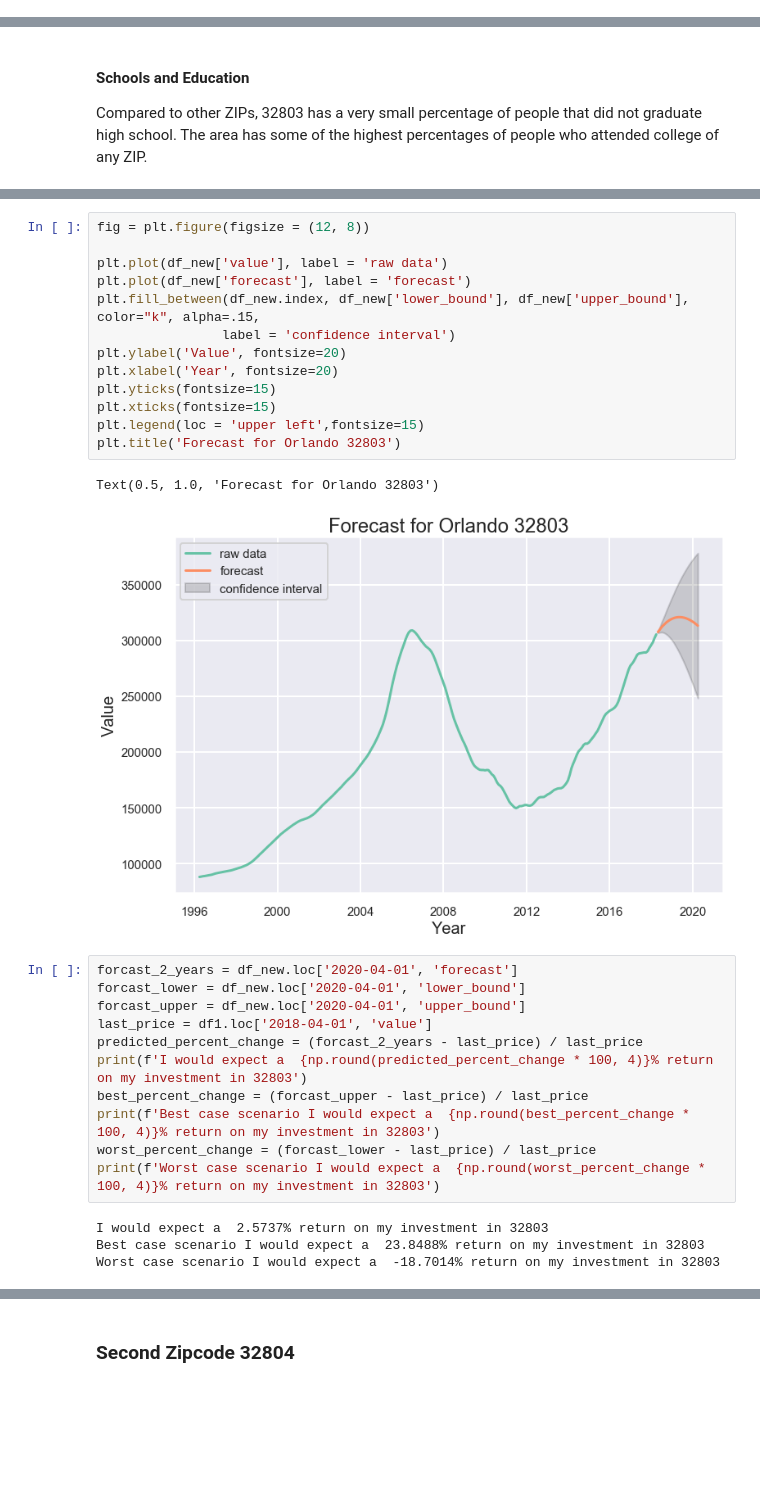
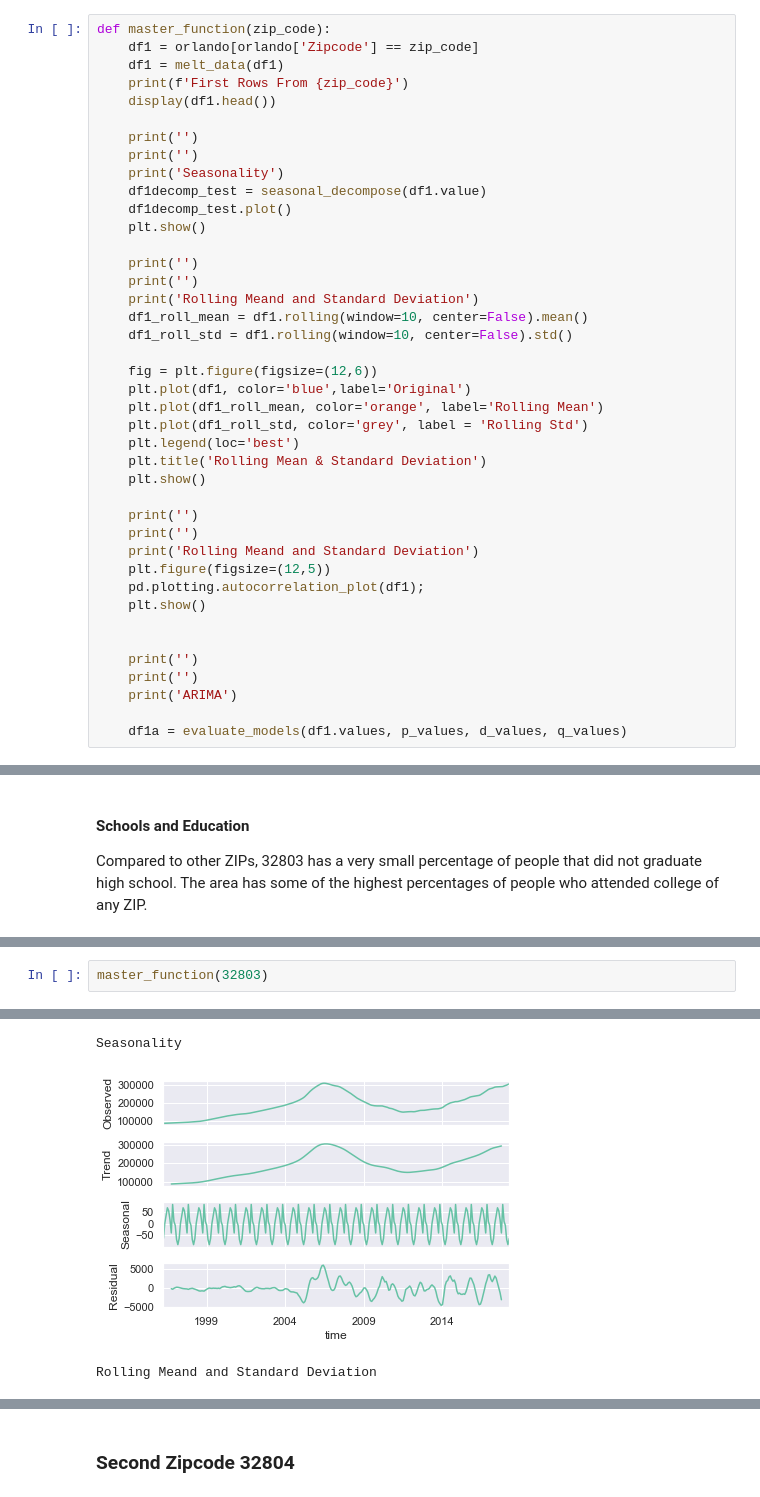
Before and after one commit to diegovallejossalas/Module__project, a Jupyter notebook: starter_notebook.ipynb, the cells around one changed output, grey strips where cells are left out. Cells and saved outputs as stored; diff of their text form; blank space fills up the shorter version.

```diff
--- a/starter_notebook.ipynb
+++ b/starter_notebook.ipynb
@@ -375,0 +383,41 @@ warnings.filterwarnings("ignore")
+# %%
+def master_function(zip_code):
+    df1 = orlando[orlando['Zipcode'] == zip_code]
+    df1 = melt_data(df1)
+    print(f'First Rows From {zip_code}')
+    display(df1.head())
+
+    print('')
+    print('')
+    print('Seasonality')
+    df1decomp_test = seasonal_decompose(df1.value)
+    df1decomp_test.plot()
+    plt.show()
+
+    print('')
+    print('')
+    print('Rolling Meand and Standard Deviation')
+    df1_roll_mean = df1.rolling(window=10, center=False).mean()
+    df1_roll_std = df1.rolling(window=10, center=False).std()
+
+    fig = plt.figure(figsize=(12,6))
+    plt.plot(df1, color='blue',label='Original')
+    plt.plot(df1_roll_mean, color='orange', label='Rolling Mean')
+    plt.plot(df1_roll_std, color='grey', label = 'Rolling Std')
+    plt.legend(loc='best')
+    plt.title('Rolling Mean & Standard Deviation')
+    plt.show()
+
+    print('')
+    print('')
+    print('Rolling Meand and Standard Deviation')
+    plt.figure(figsize=(12,5))
+    pd.plotting.autocorrelation_plot(df1);
+    plt.show()
+
+
+    print('')
+    print('')
+    print('ARIMA')
+
+    df1a = evaluate_models(df1.values, p_values, d_values, q_values)
@@ -505,31 +507,3 @@ df_new.head()
-# %%
-fig = plt.figure(figsize = (12, 8))
-
-plt.plot(df_new['value'], label = 'raw data')
-plt.plot(df_new['forecast'], label = 'forecast')
-plt.fill_between(df_new.index, df_new['lower_bound'], df_new['upper_bound'], color="k", alpha=.15,
-                label = 'confidence interval')
-plt.ylabel('Value', fontsize=20)
-plt.xlabel('Year', fontsize=20)
-plt.yticks(fontsize=15)
-plt.xticks(fontsize=15)
-plt.legend(loc = 'upper left',fontsize=15)
-plt.title('Forecast for Orlando 32803')
-# %% [output]
-Text(0.5, 1.0, 'Forecast for Orlando 32803')
-[figure, removed]
-# %%
-forcast_2_years = df_new.loc['2020-04-01', 'forecast']
-forcast_lower = df_new.loc['2020-04-01', 'lower_bound']
-forcast_upper = df_new.loc['2020-04-01', 'upper_bound']
-last_price = df1.loc['2018-04-01', 'value']
-predicted_percent_change = (forcast_2_years - last_price) / last_price
-print(f'I would expect a  {np.round(predicted_percent_change * 100, 4)}% return on my investment in 32803')
-best_percent_change = (forcast_upper - last_price) / last_price
-print(f'Best case scenario I would expect a  {np.round(best_percent_change * 100, 4)}% return on my investment in 32803')
-worst_percent_change = (forcast_lower - last_price) / last_price
-print(f'Worst case scenario I would expect a  {np.round(worst_percent_change * 100, 4)}% return on my investment in 32803')
-# %% [output]
-I would expect a  2.5737% return on my investment in 32803
-Best case scenario I would expect a  23.8488% return on my investment in 32803
-Worst case scenario I would expect a  -18.7014% return on my investment in 32803
+# %%
+master_function(32803)
+# %% [output]
@@ -535,0 +518,3 @@ Worst case scenario I would expect a  -18.7014% return on my investment in 32803
+Seasonality
+[figure, added]
+Rolling Meand and Standard Deviation
```
Also changed, not shown: parts of 136 cells of this notebook.
